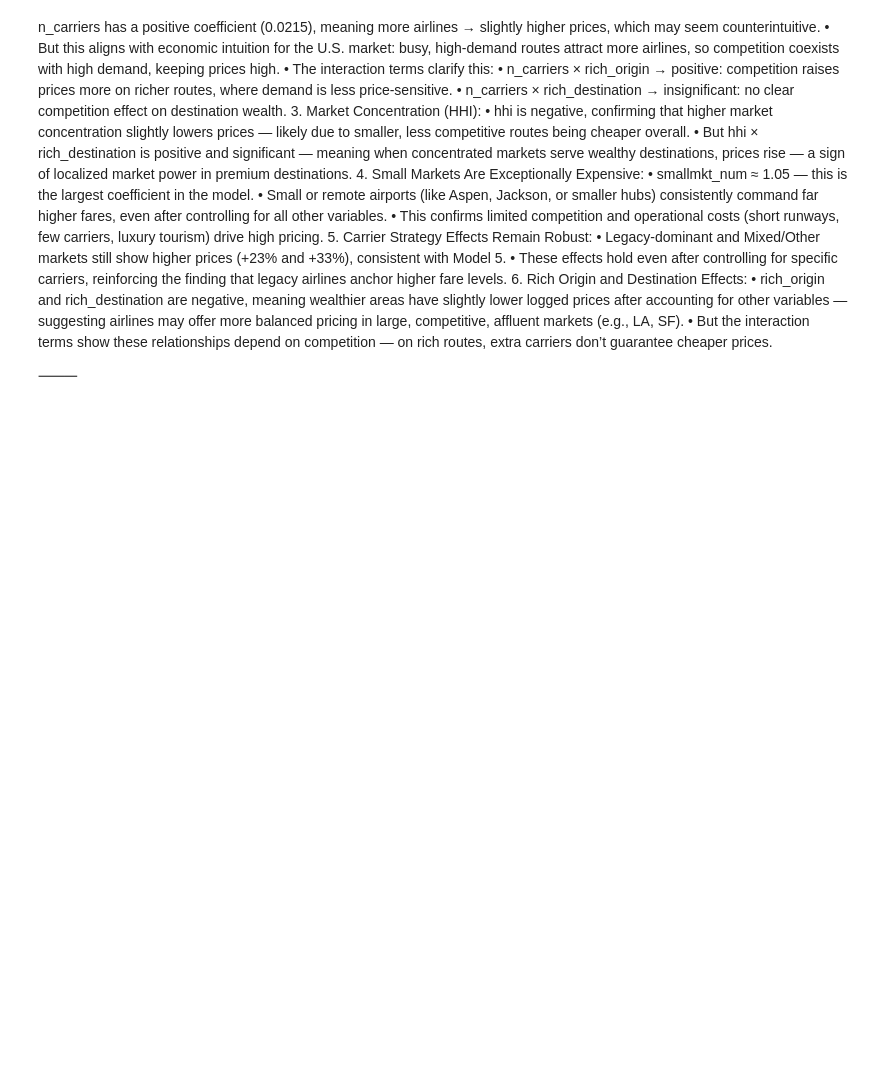
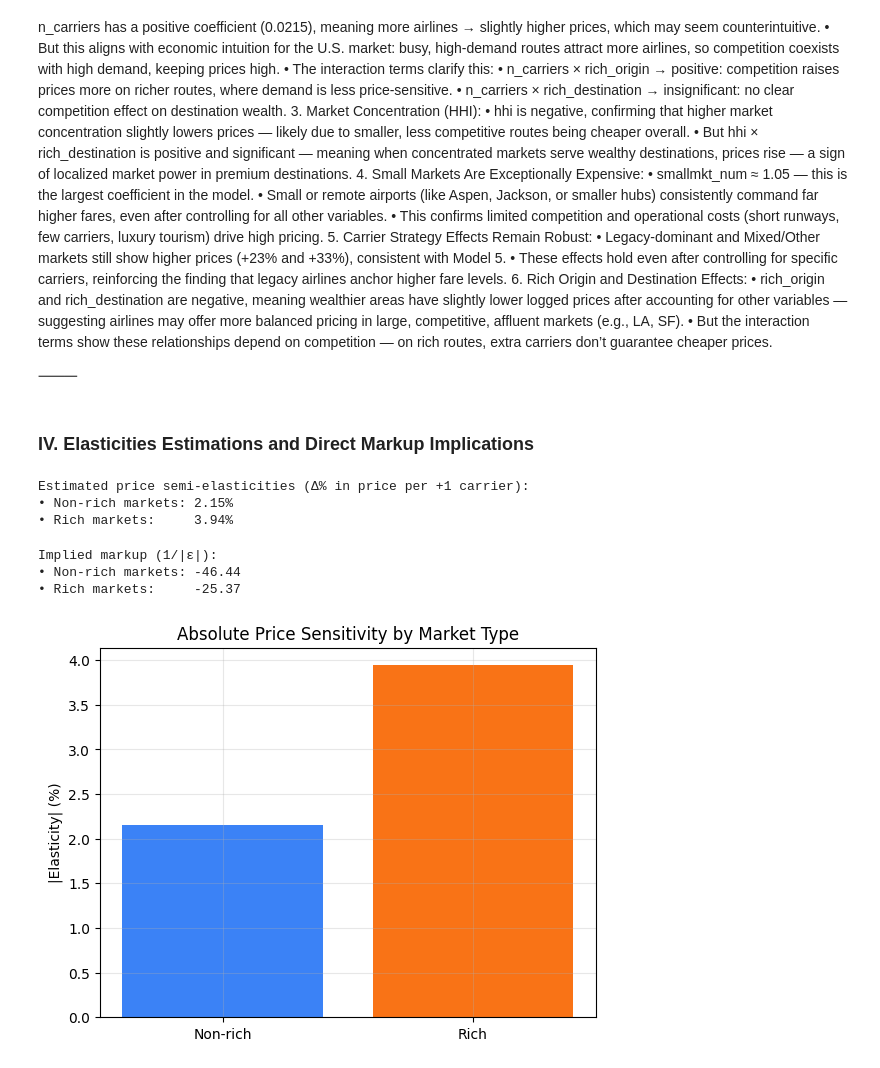
Before and after one commit to ZlataSparrow/Airline_Price_Discrimination, a Jupyter notebook: notebooks/03_Pricing_Rich_Markets.ipynb, the cells around one changed output. Saved outputs shown, nothing was run; the diff lists cells and outputs as text; code cells hidden in the pictures; blank space fills up the shorter version.

```diff
--- a/notebooks/03_Pricing_Rich_Markets.ipynb
+++ b/notebooks/03_Pricing_Rich_Markets.ipynb
@@ -1002,3 +1002,43 @@ Essentially, it answers:
 	•	But the interaction terms show these relationships depend on competition — on rich routes, extra carriers don’t guarantee cheaper prices.
 
 ⸻
+# %% [markdown]
+### IV. Elasticities Estimations and Direct Markup Implications
+# %%
+# --- Price Elasticities (approximate) ---
+b_ncar = final_m.params.get('n_carriers', 0)
+b_ncar_rich_o = final_m.params.get('n_carriers:rich_origin', 0)
+b_ncar_rich_d = final_m.params.get('n_carriers:rich_destination', 0)
+
+elasticity_nonrich = b_ncar * 100
+elasticity_rich = (b_ncar + b_ncar_rich_o + b_ncar_rich_d) * 100
+
+print("Estimated price semi-elasticities (Δ% in price per +1 carrier):")
+print(f"• Non-rich markets: {elasticity_nonrich:.2f}%")
+print(f"• Rich markets:     {elasticity_rich:.2f}%")
+# %% [output]
+Estimated price semi-elasticities (Δ% in price per +1 carrier):
+• Non-rich markets: 2.15%
+• Rich markets:     3.94%
+# %%
+# --- Approximate markups from elasticity (Lerner Index idea) ---
+# Assume elasticity of demand magnitude ~|ε| from the semi-elasticity results
+markup_nonrich = -1 / (elasticity_nonrich / 100) if elasticity_nonrich != 0 else np.nan
+markup_rich = -1 / (elasticity_rich / 100) if elasticity_rich != 0 else np.nan
+
+print(f"Implied markup (1/|ε|):")
+print(f"• Non-rich markets: {markup_nonrich:.2f}")
+print(f"• Rich markets:     {markup_rich:.2f}")
+# %% [output]
+Implied markup (1/|ε|):
+• Non-rich markets: -46.44
+• Rich markets:     -25.37
+# %%
+plt.bar(['Non-rich', 'Rich'], [abs(elasticity_nonrich), abs(elasticity_rich)],
+        color=['#3b82f6', '#f97316'])
+plt.title('Absolute Price Sensitivity by Market Type')
+plt.ylabel('|Elasticity| (%)')
+plt.grid(alpha=0.3)
+plt.show()
+# %% [output]
+[figure, added]
```
Also changed, not shown: parts of 2 cells of this notebook.
